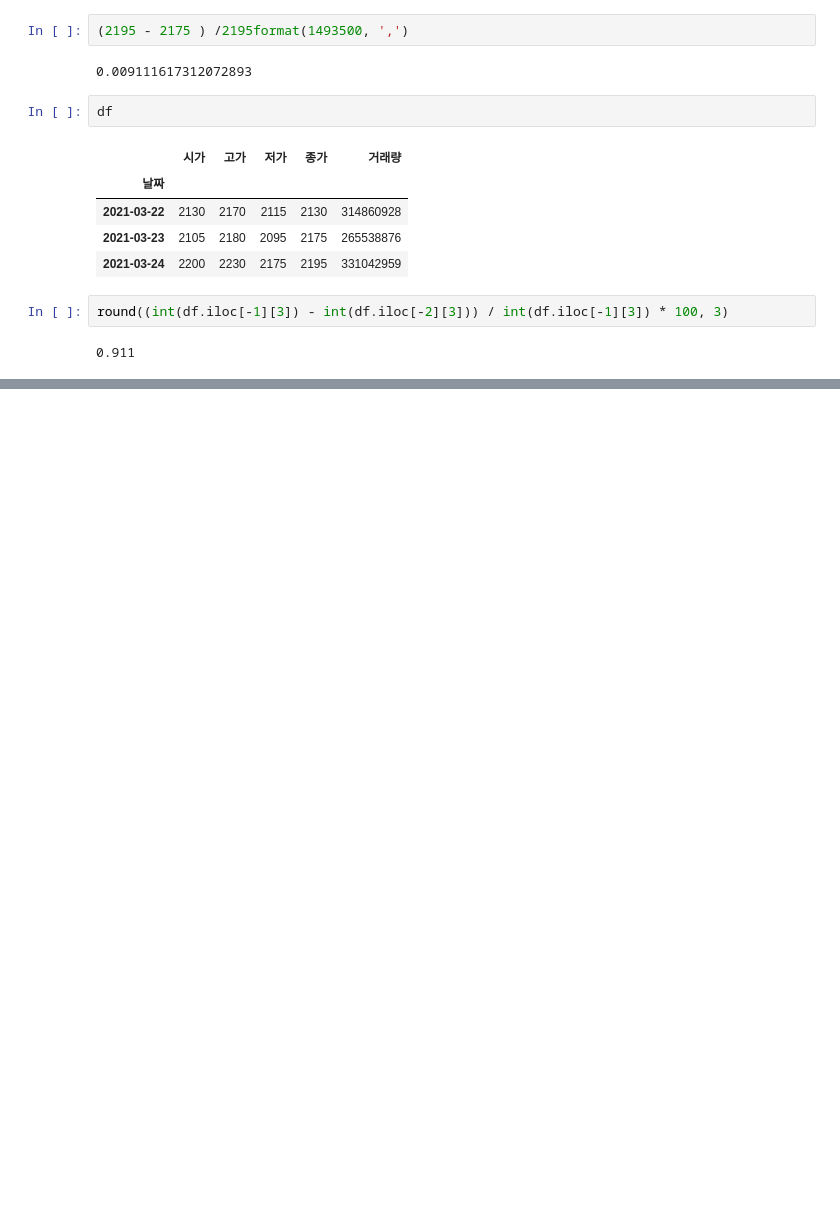
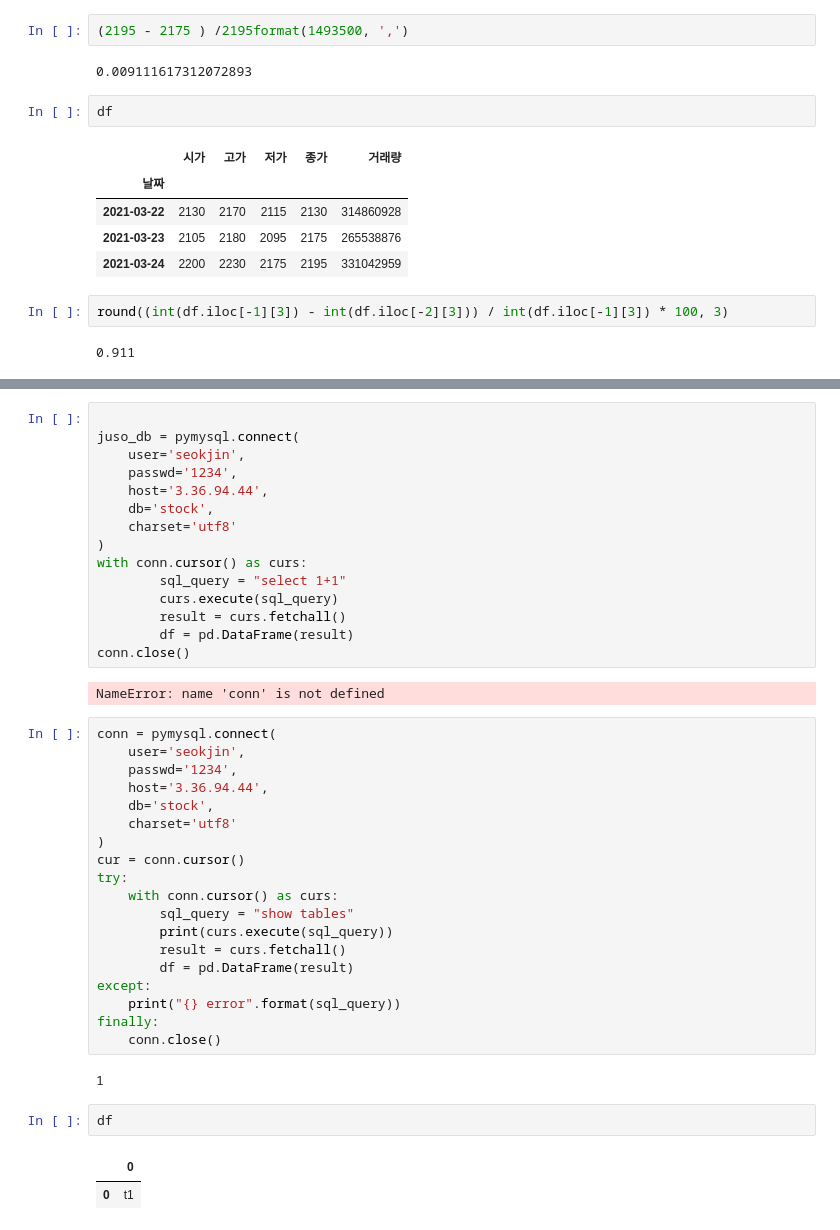
Before and after one commit to seok-jin/coding_study, a Jupyter notebook: kakao_msg/msg_test.ipynb, the cells around one changed output, grey strips where cells are left out. Saved outputs shown, nothing was run; the diff lists cells and outputs as text; blank space fills up the shorter version.

```diff
--- a/kakao_msg/msg_test.ipynb
+++ b/kakao_msg/msg_test.ipynb
@@ -57,0 +155,43 @@ round((int(df.iloc[-1][3]) - int(df.iloc[-2][3])) / int(df.iloc[-1][3]) * 100, 3
+# %%
+
+juso_db = pymysql.connect(
+    user='seokjin',
+    passwd='1234',
+    host='3.36.94.44',
+    db='stock',
+    charset='utf8'
+)
+with conn.cursor() as curs:
+        sql_query = "select 1+1"
+        curs.execute(sql_query)
+        result = curs.fetchall()
+        df = pd.DataFrame(result)
+conn.close()
+# %% [output]
+NameError: name 'conn' is not defined
+# %%
+conn = pymysql.connect(
+    user='seokjin',
+    passwd='1234',
+    host='3.36.94.44',
+    db='stock',
+    charset='utf8'
+)
+cur = conn.cursor()
+try:
+    with conn.cursor() as curs:
+        sql_query = "show tables"
+        print(curs.execute(sql_query))
+        result = curs.fetchall()
+        df = pd.DataFrame(result)
+except:
+	print("{} error".format(sql_query))
+finally:
+    conn.close()
+# %% [output]
+1
+# %%
+df
+# %% [output]
+|  | 0 |
+| 0 | t1 |
```
Also changed, not shown: parts of 16 cells of this notebook, 12 other files.
